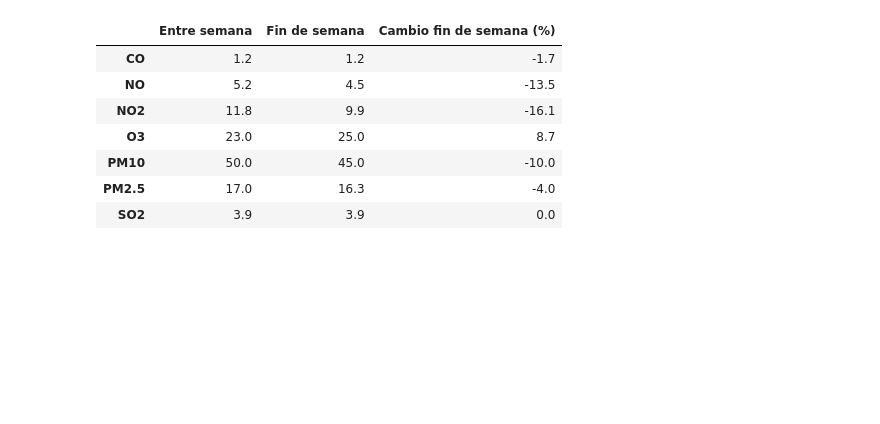
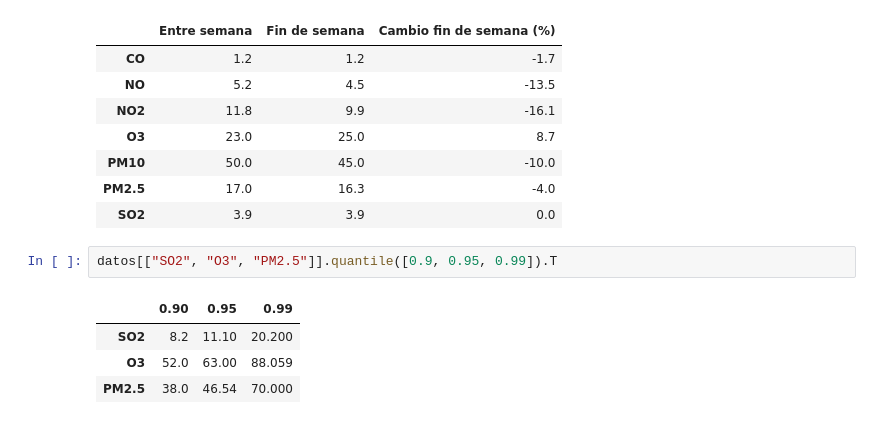
Before and after one commit to RicardoSalgadoB/MultiReto, a Jupyter notebook: notebooks/Etapa2_Exploracion.ipynb, the cells around one changed output. Drawn from its saved outputs; the diff is of its cells as text; blank space fills up the shorter version.

```diff
--- a/notebooks/Etapa2_Exploracion.ipynb
+++ b/notebooks/Etapa2_Exploracion.ipynb
@@ -783,3 +744,10 @@ tabla_dia.round(1)
 | PM10 | 50.0 | 45.0 | -10.0 |
 | PM2.5 | 17.0 | 16.3 | -4.0 |
 | SO2 | 3.9 | 3.9 | 0.0 |
+# %%
+datos[["SO2", "O3", "PM2.5"]].quantile([0.9, 0.95, 0.99]).T
+# %% [output]
+|  | 0.90 | 0.95 | 0.99 |
+| SO2 | 8.2 | 11.10 | 20.200 |
+| O3 | 52.0 | 63.00 | 88.059 |
+| PM2.5 | 38.0 | 46.54 | 70.000 |
```
Also changed, not shown: parts of 16 cells of this notebook, 6 other files.
